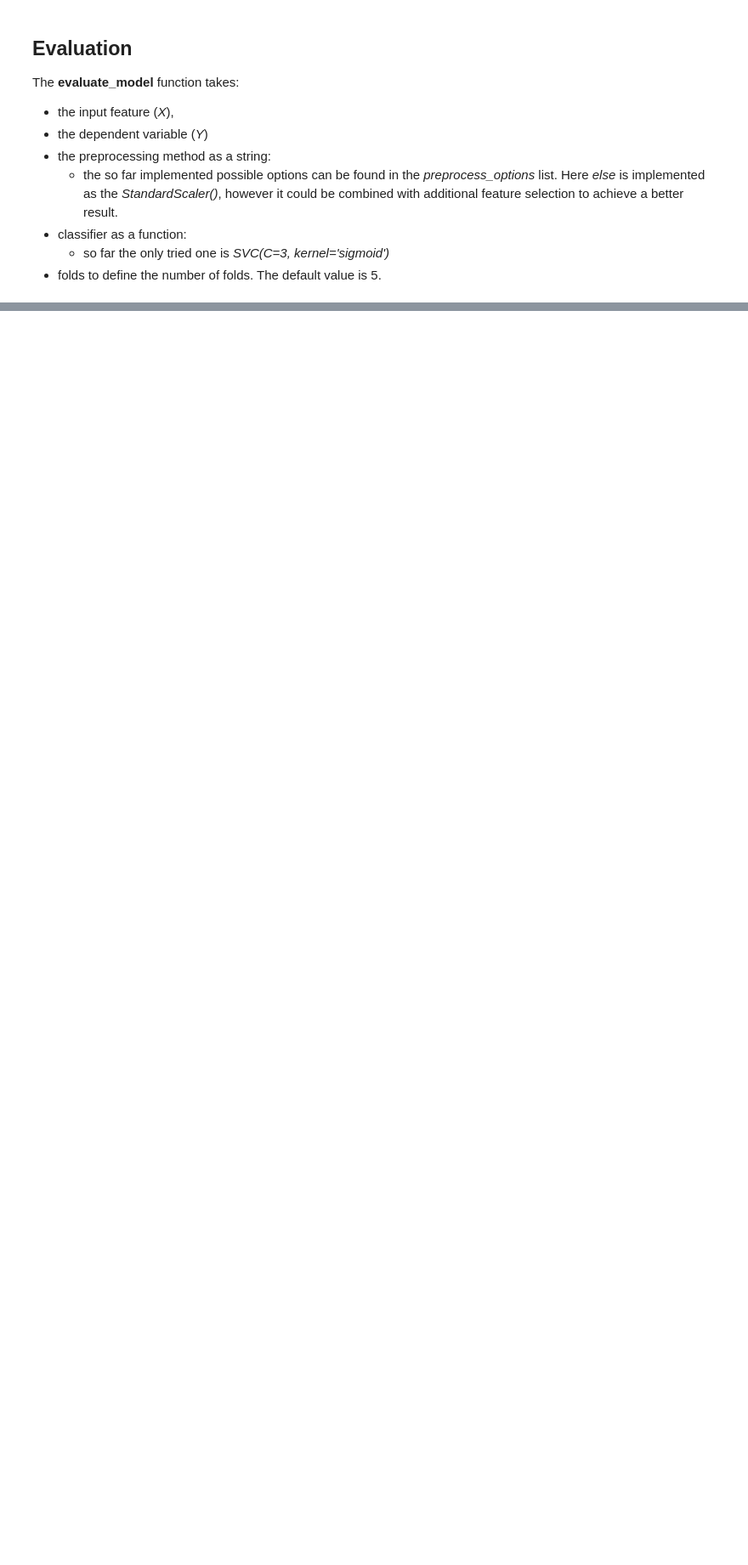
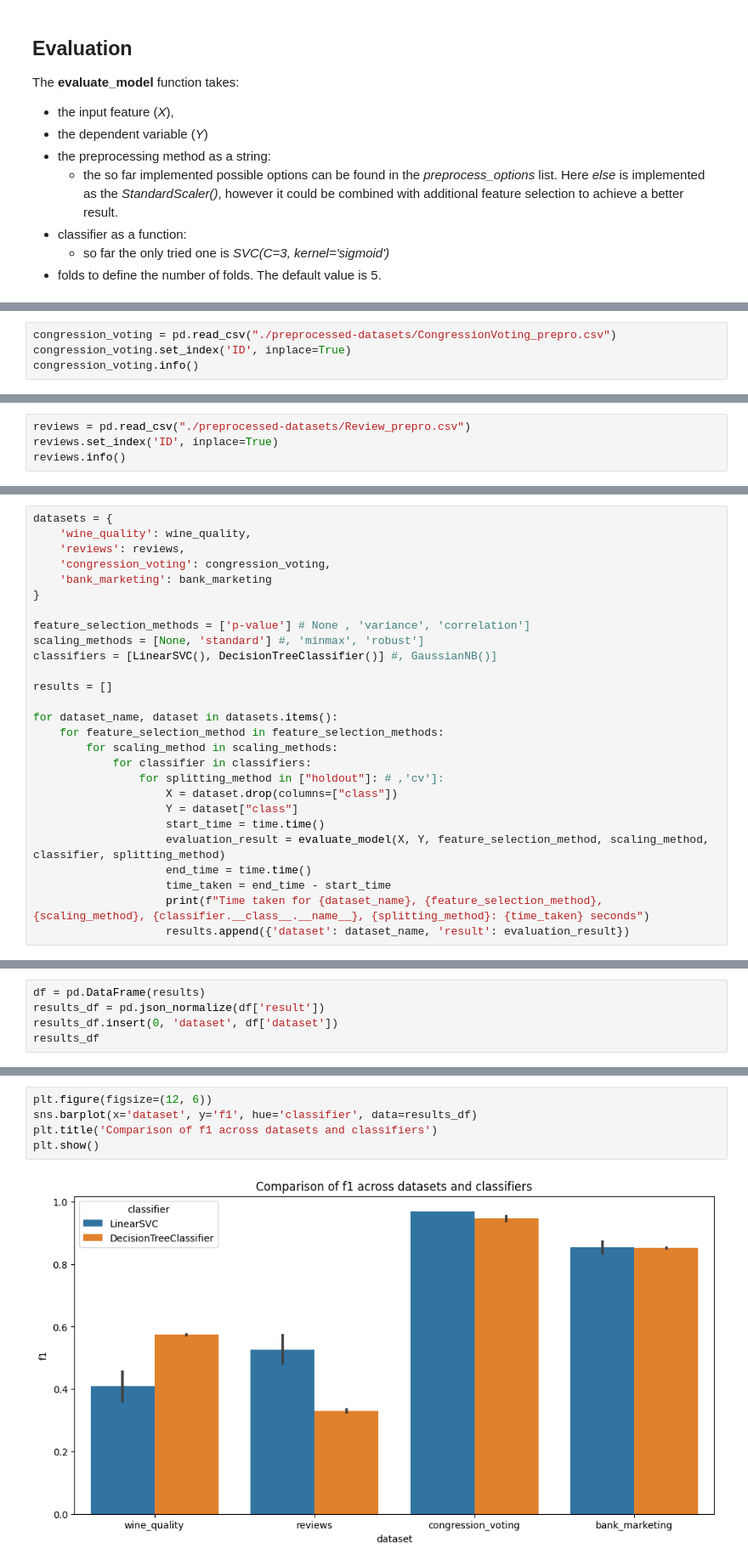
Before and after one commit to izsom/MachineLearning23ws, a Jupyter notebook: Exercise1/pipeline.ipynb, the cells around one changed output, grey strips where cells are left out. Shown: that part at 85% size. Cells and saved outputs as stored; diff of their text form; blank space fills up the shorter version.

Commit message:
Extending pipeline and function for scaling

```diff
--- a/Exercise1/pipeline.ipynb
+++ b/Exercise1/pipeline.ipynb
@@ -92,0 +289,4 @@ evaluate_model(test_df_X, test_df_Y, "featureselection", SVC(C=3, kernel='sigmoi
+# %%
+congression_voting = pd.read_csv("./preprocessed-datasets/CongressionVoting_prepro.csv")
+congression_voting.set_index('ID', inplace=True)
+congression_voting.info()
@@ -92,0 +311,4 @@ evaluate_model(test_df_X, test_df_Y, "featureselection", SVC(C=3, kernel='sigmoi
+# %%
+reviews = pd.read_csv("./preprocessed-datasets/Review_prepro.csv")
+reviews.set_index('ID', inplace=True)
+reviews.info()
@@ -92,0 +321,27 @@ evaluate_model(test_df_X, test_df_Y, "featureselection", SVC(C=3, kernel='sigmoi
+# %%
+datasets = {
+    'wine_quality': wine_quality,
+    'reviews': reviews,
+    'congression_voting': congression_voting,
+    'bank_marketing': bank_marketing
+}
+
+feature_selection_methods = ['p-value'] # None , 'variance', 'correlation']
+scaling_methods = [None, 'standard'] #, 'minmax', 'robust']
+classifiers = [LinearSVC(), DecisionTreeClassifier()] #, GaussianNB()]
+
+results = []
+
+for dataset_name, dataset in datasets.items():
+    for feature_selection_method in feature_selection_methods:
+        for scaling_method in scaling_methods:
+            for classifier in classifiers:
+                for splitting_method in ["holdout"]: # ,'cv']:
+                    X = dataset.drop(columns=["class"])
+                    Y = dataset["class"]
+                    start_time = time.time()
+                    evaluation_result = evaluate_model(X, Y, feature_selection_method, scaling_method, classifier, splitting_method)
+                    end_time = time.time()
+                    time_taken = end_time - start_time
+                    print(f"Time taken for {dataset_name}, {feature_selection_method}, {scaling_method}, {classifier.__class__.__name__}, {splitting_method}: {time_taken} seconds")
+                    results.append({'dataset': dataset_name, 'result': evaluation_result})
@@ -92,0 +365,5 @@ evaluate_model(test_df_X, test_df_Y, "featureselection", SVC(C=3, kernel='sigmoi
+# %%
+df = pd.DataFrame(results)
+results_df = pd.json_normalize(df['result'])
+results_df.insert(0, 'dataset', df['dataset'])
+results_df
@@ -92,0 +388,7 @@ evaluate_model(test_df_X, test_df_Y, "featureselection", SVC(C=3, kernel='sigmoi
+# %%
+plt.figure(figsize=(12, 6))
+sns.barplot(x='dataset', y='f1', hue='classifier', data=results_df)
+plt.title('Comparison of f1 across datasets and classifiers')
+plt.show()
+# %% [output]
+[figure, added]
```
Also changed, not shown: parts of 20 cells of this notebook, 1 other file.
